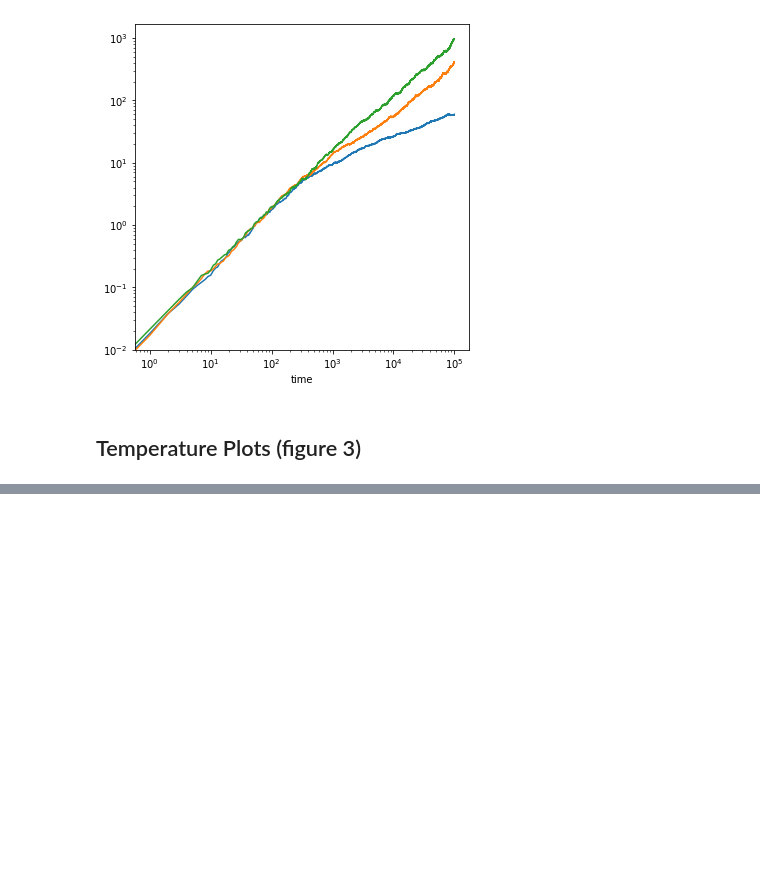
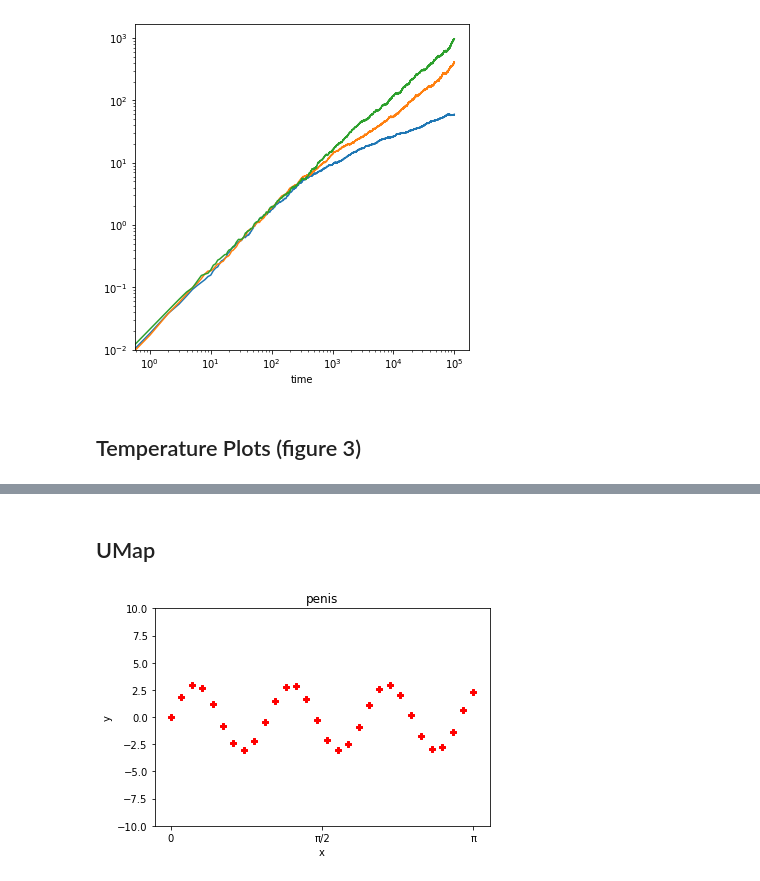
Before and after one commit to asaiacai/moire_walk, a Jupyter notebook: visualize.ipynb, the cells around one changed output, grey strips where cells are left out. Saved outputs shown, nothing was run; the diff lists cells and outputs as text; code cells hidden in the pictures; blank space fills up the shorter version.

```diff
--- a/visualize.ipynb
+++ b/visualize.ipynb
@@ -139,0 +156,22 @@ Text(0.5, 1.0, 'Temperature vs Proportion of Class')
+# %% [markdown]
+## UMap
+# %%
+x = np.linspace(0, np.pi, 30)
+y = 3 * np.sin(2 * np.pi * x)
+
+# setting the axes at the centre
+fig = plt.figure()
+ax = fig.add_subplot(1, 1, 1)
+plt.ylim((-10, 10))
+
+
+# plot the function
+plt.scatter(x,y, marker="P", color="r")
+plt.xlabel("x")
+plt.ylabel("y")
+plt.title("penis")
+plt.xticks([0, np.pi/2, np.pi], ["0", "π/2", "π"])
+# show the plot
+plt.show()
+# %% [output]
+[figure, added]
```
Also changed, not shown: parts of 5 cells of this notebook, 2 other files.
